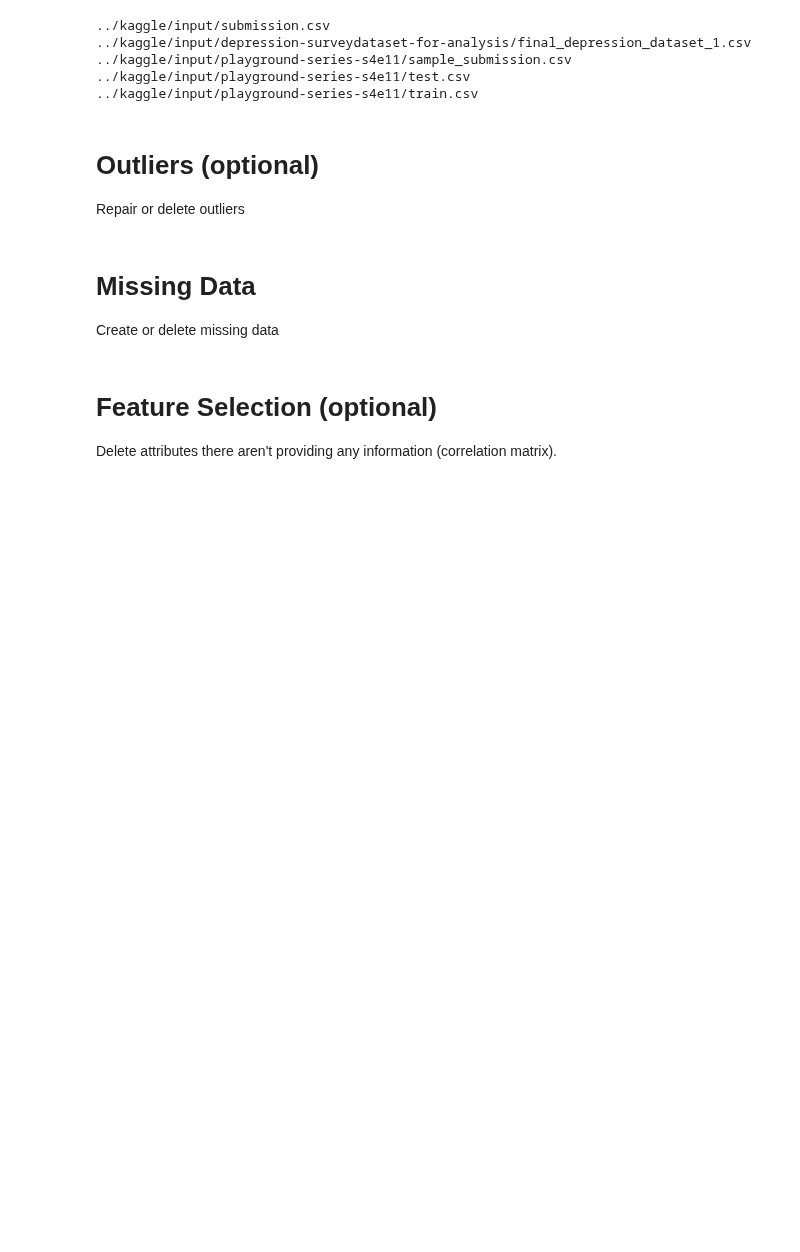
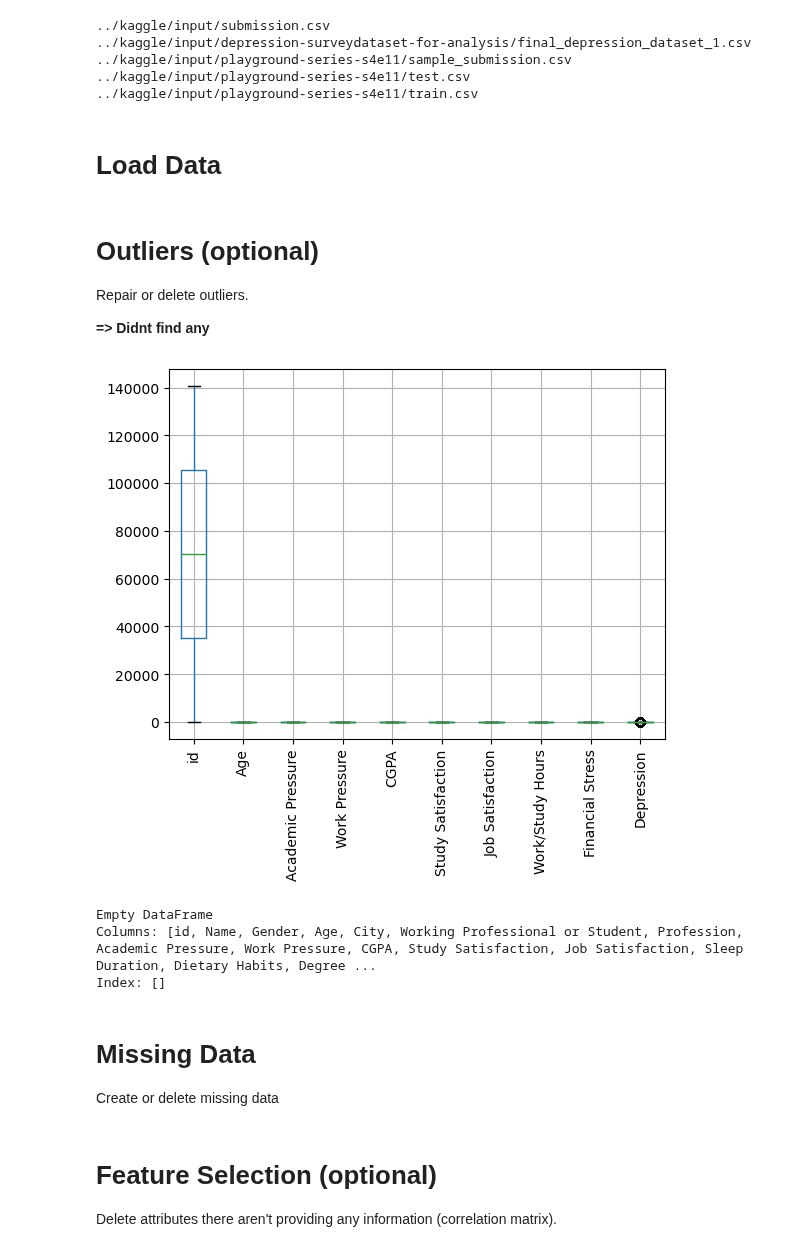
Before and after one commit to mailmezorro/playground-series-s4e11, a Jupyter notebook: Preprocessing/playground-series-s4e11-preprocessing.ipynb, the cells around one changed output. Cells and saved outputs as stored; diff of their text form; code cells hidden in the pictures; blank space fills up the shorter version.

Commit message:
check outliers

```diff
--- a/Preprocessing/playground-series-s4e11-preprocessing.ipynb
+++ b/Preprocessing/playground-series-s4e11-preprocessing.ipynb
@@ -43,9 +43,36 @@ for dirname, _, filenames in os.walk(data_path):
 ../kaggle/input/playground-series-s4e11/sample_submission.csv
 ../kaggle/input/playground-series-s4e11/test.csv
 ../kaggle/input/playground-series-s4e11/train.csv
+# %% [markdown]
+# Load Data
+# %%
+# Load the data
+train_original = pd.read_csv(data_path + '/playground-series-s4e11/train.csv')
+test_original = pd.read_csv(data_path + '/playground-series-s4e11/test.csv')
+sample_submission = pd.read_csv(data_path + '/playground-series-s4e11/sample_submission.csv')
+original_data = pd.read_csv(data_path + '/depression-surveydataset-for-analysis/final_depression_dataset_1.csv')
 # %% [markdown]
 # Outliers (optional)
-Repair or delete outliers
+Repair or delete outliers.
+
+**=> Didnt find any**
+# %%
+# Chose only numerical columns
+train_numeric = train_original.select_dtypes(include=[np.number])
+
+train_numeric.boxplot(rot=90)
+plt.show()
+# %% [output]
+[figure, added]
+# %%
+z_scores = np.abs((train_numeric - train_numeric.mean()) / train_numeric.std(ddof=0))
+# indentify Outliers (Z-Score > 3)
+outliers = train_original[(z_scores > 3).any(axis=1)]
+print(outliers)
+# %% [output]
+Empty DataFrame
+Columns: [id, Name, Gender, Age, City, Working Professional or Student, Profession, Academic Pressure, Work Pressure, CGPA, Study Satisfaction, Job Satisfaction, Sleep Duration, Dietary Habits, Degree ...
+Index: []
 # %% [markdown]
 # Missing Data
 Create or delete missing data
```
